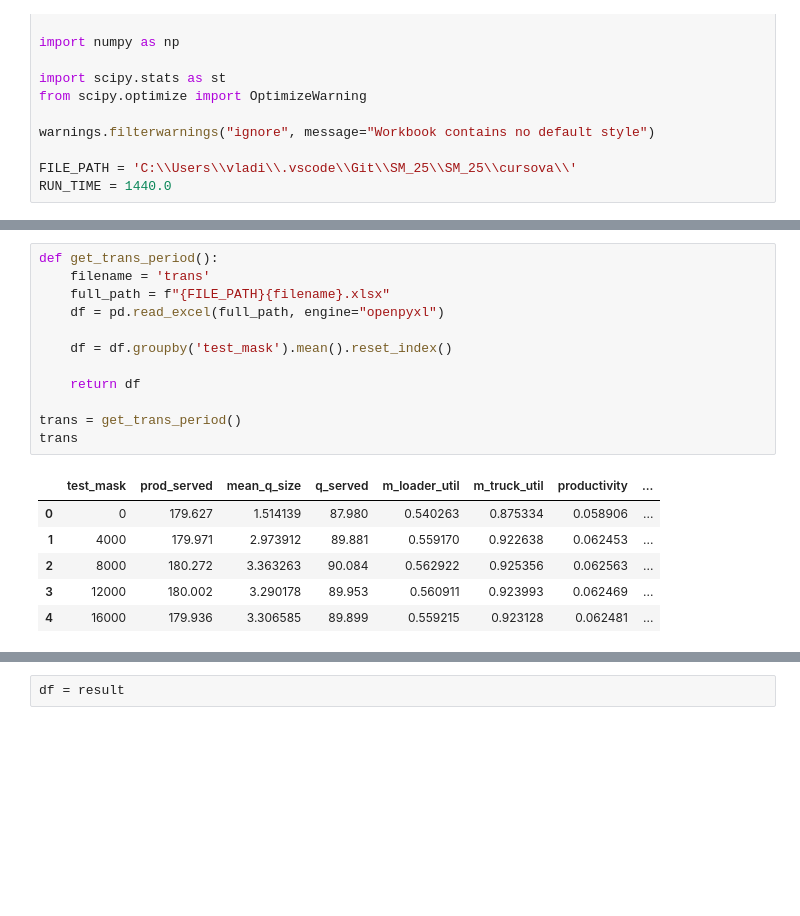
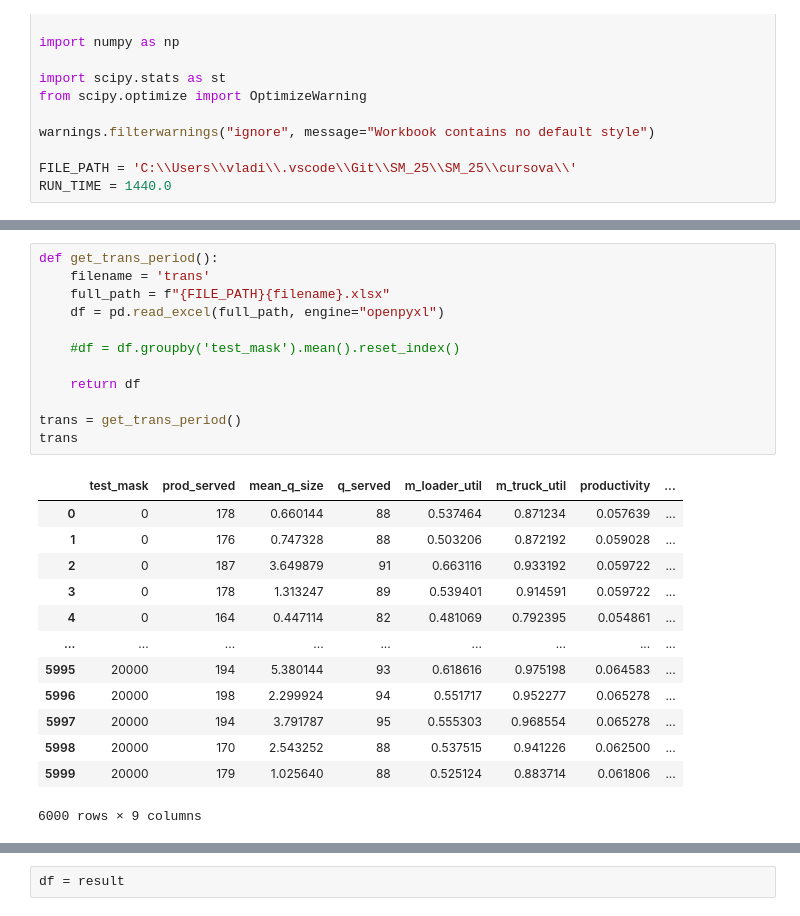
Before and after one commit to IP-14Nezdolii/SM_25, a Jupyter notebook: cursova/results.ipynb, the cells around one changed output, grey strips where cells are left out. Cells and saved outputs as stored; diff of their text form; blank space fills up the shorter version.

```diff
--- a/cursova/results.ipynb
+++ b/cursova/results.ipynb
@@ -41,19 +41,26 @@ get_verification()
 # %%
 def get_trans_period():
     filename = 'trans'
     full_path = f"{FILE_PATH}{filename}.xlsx"
     df = pd.read_excel(full_path, engine="openpyxl")
 
-    df = df.groupby('test_mask').mean().reset_index()
+    #df = df.groupby('test_mask').mean().reset_index()
 
     return df
 
 trans = get_trans_period()
 trans
 # %% [output]
 |  | test_mask | prod_served | mean_q_size | q_served | m_loader_util | m_truck_util | productivity | ... |
-| 0 | 0 | 179.627 | 1.514139 | 87.980 | 0.540263 | 0.875334 | 0.058906 | ... |
-| 1 | 4000 | 179.971 | 2.973912 | 89.881 | 0.559170 | 0.922638 | 0.062453 | ... |
-| 2 | 8000 | 180.272 | 3.363263 | 90.084 | 0.562922 | 0.925356 | 0.062563 | ... |
-| 3 | 12000 | 180.002 | 3.290178 | 89.953 | 0.560911 | 0.923993 | 0.062469 | ... |
-| 4 | 16000 | 179.936 | 3.306585 | 89.899 | 0.559215 | 0.923128 | 0.062481 | ... |
+| 0 | 0 | 178 | 0.660144 | 88 | 0.537464 | 0.871234 | 0.057639 | ... |
+| 1 | 0 | 176 | 0.747328 | 88 | 0.503206 | 0.872192 | 0.059028 | ... |
+| 2 | 0 | 187 | 3.649879 | 91 | 0.663116 | 0.933192 | 0.059722 | ... |
+| 3 | 0 | 178 | 1.313247 | 89 | 0.539401 | 0.914591 | 0.059722 | ... |
+| 4 | 0 | 164 | 0.447114 | 82 | 0.481069 | 0.792395 | 0.054861 | ... |
+| ... | ... | ... | ... | ... | ... | ... | ... | ... |
+| 5995 | 20000 | 194 | 5.380144 | 93 | 0.618616 | 0.975198 | 0.064583 | ... |
+| 5996 | 20000 | 198 | 2.299924 | 94 | 0.551717 | 0.952277 | 0.065278 | ... |
+| 5997 | 20000 | 194 | 3.791787 | 95 | 0.555303 | 0.968554 | 0.065278 | ... |
+| 5998 | 20000 | 170 | 2.543252 | 88 | 0.537515 | 0.941226 | 0.062500 | ... |
+| 5999 | 20000 | 179 | 1.025640 | 88 | 0.525124 | 0.883714 | 0.061806 | ... |
+6000 rows × 9 columns
```
Also changed, not shown: parts of 7 cells of this notebook, 2 other files.
